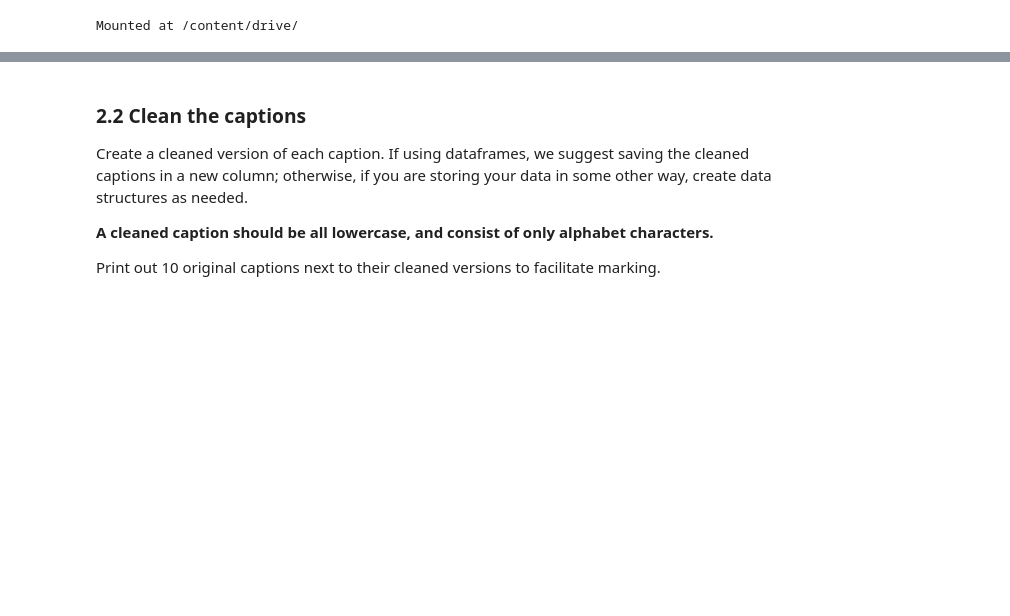
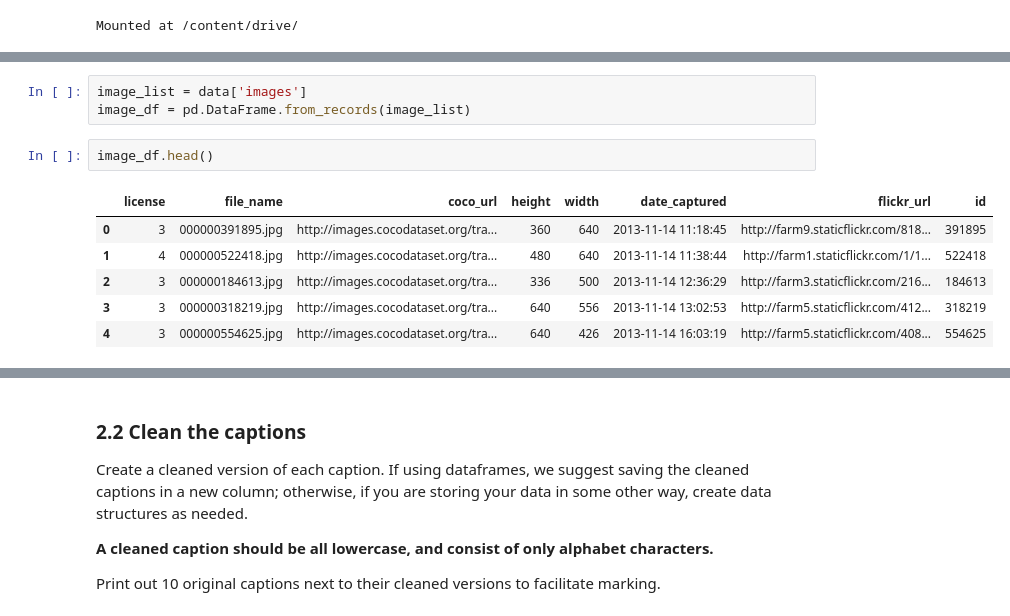
Before and after one commit to shreyshrey/ML, a Jupyter notebook: OCOMP5203M_A1.ipynb, the cells around one changed output, grey strips where cells are left out. Saved outputs shown, nothing was run; the diff lists cells and outputs as text; blank space fills up the shorter version.

```diff
--- a/OCOMP5203M_A1.ipynb
+++ b/OCOMP5203M_A1.ipynb
@@ -242,0 +221,12 @@ data['annotations']
+# %%
+image_list = data['images']
+image_df = pd.DataFrame.from_records(image_list)
+# %%
+image_df.head()
+# %% [output]
+|  | license | file_name | coco_url | height | width | date_captured | flickr_url | id |
+| 0 | 3 | 000000391895.jpg | http://images.cocodataset.org/tra... | 360 | 640 | 2013-11-14 11:18:45 | http://farm9.staticflickr.com/818... | 391895 |
+| 1 | 4 | 000000522418.jpg | http://images.cocodataset.org/tra... | 480 | 640 | 2013-11-14 11:38:44 | http://farm1.staticflickr.com/1/1... | 522418 |
+| 2 | 3 | 000000184613.jpg | http://images.cocodataset.org/tra... | 336 | 500 | 2013-11-14 12:36:29 | http://farm3.staticflickr.com/216... | 184613 |
+| 3 | 3 | 000000318219.jpg | http://images.cocodataset.org/tra... | 640 | 556 | 2013-11-14 13:02:53 | http://farm5.staticflickr.com/412... | 318219 |
+| 4 | 3 | 000000554625.jpg | http://images.cocodataset.org/tra... | 640 | 426 | 2013-11-14 16:03:19 | http://farm5.staticflickr.com/408... | 554625 |
```
Also changed, not shown: parts of 14 cells of this notebook.
